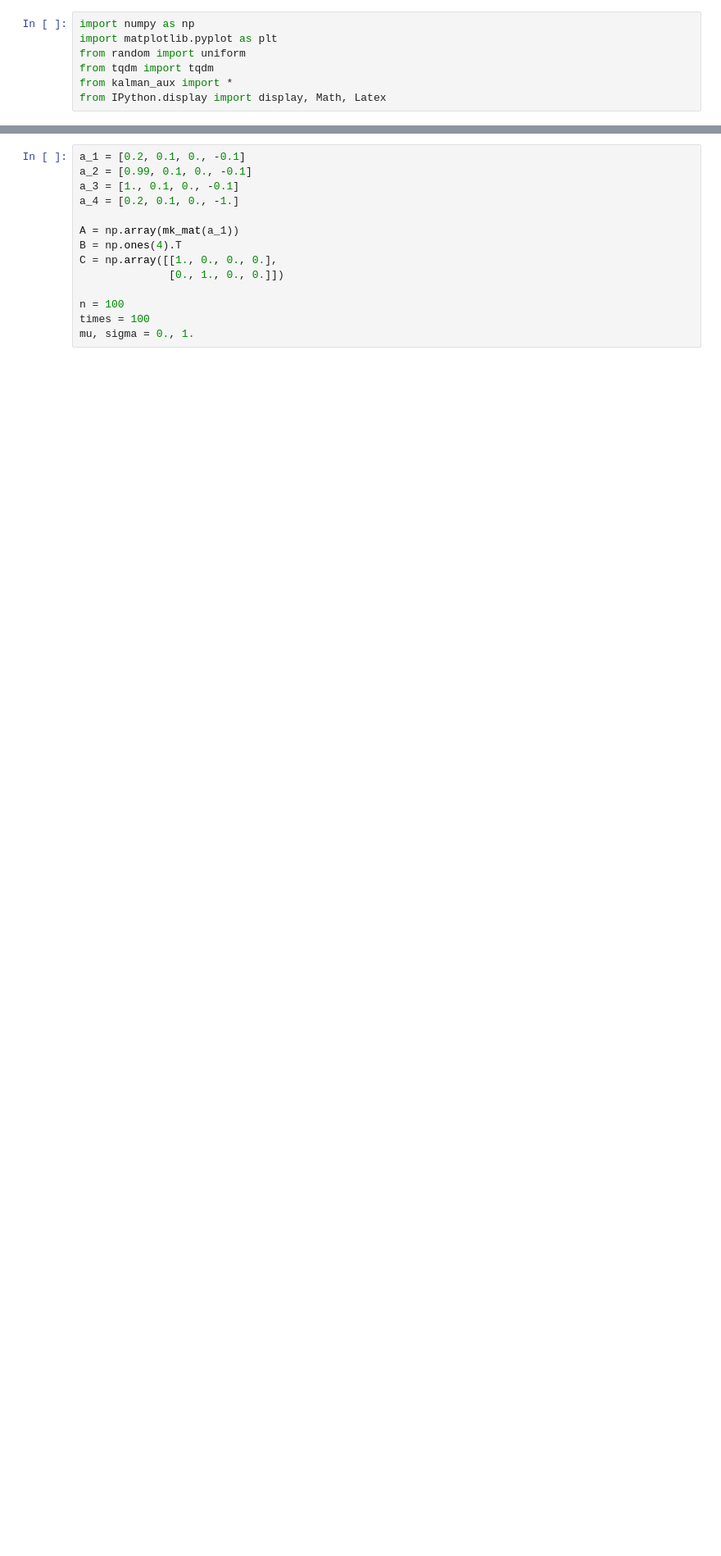
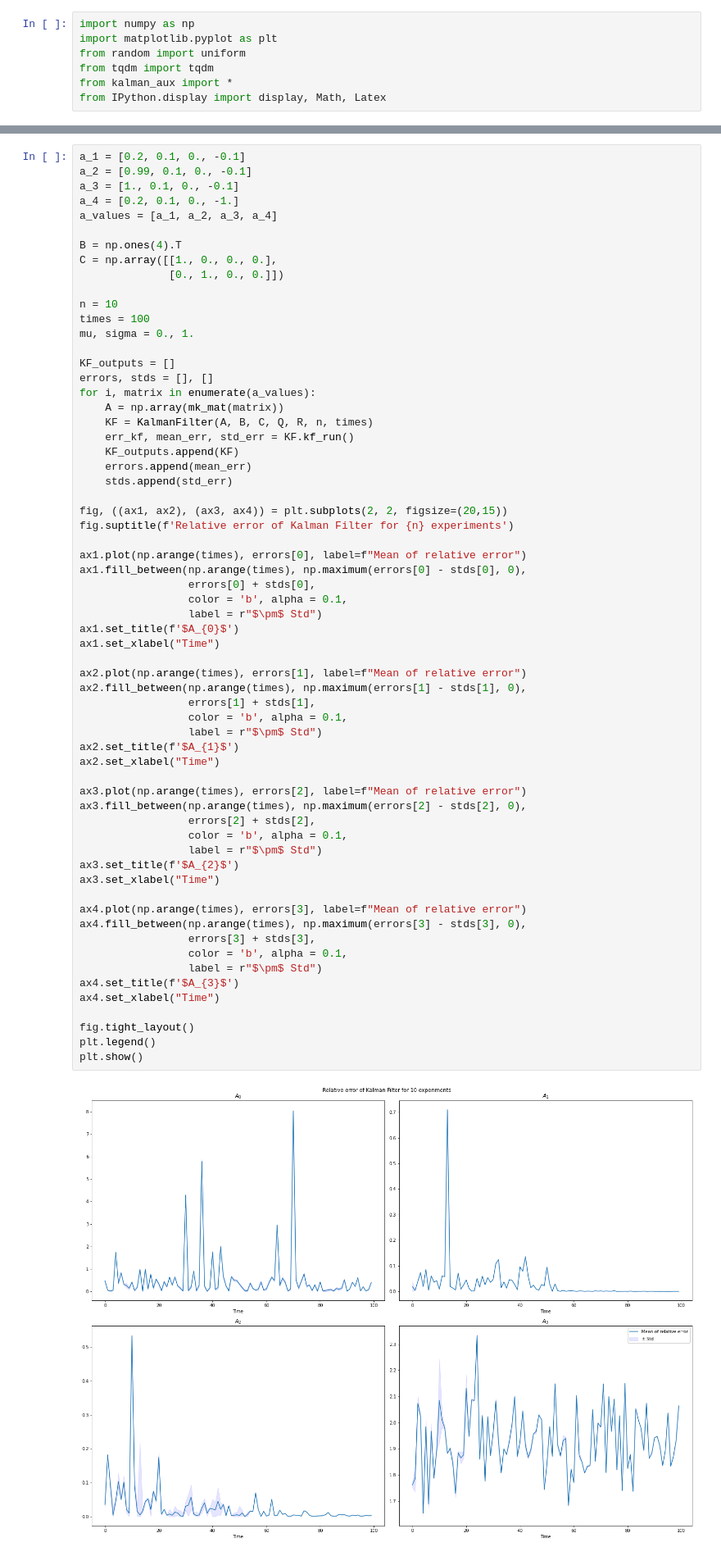
Before and after one commit to glorelvalle/g-mucd, a Jupyter notebook: pe/entrega2/final.ipynb, the cells around one changed output, grey strips where cells are left out. Shown at 82% size. Saved outputs shown, nothing was run; the diff lists cells and outputs as text; blank space fills up the shorter version.

```diff
--- a/pe/entrega2/final.ipynb
+++ b/pe/entrega2/final.ipynb
@@ -179,14 +179,65 @@ class KalmanFilter:
 # %%
 a_1 = [0.2, 0.1, 0., -0.1]
 a_2 = [0.99, 0.1, 0., -0.1]
 a_3 = [1., 0.1, 0., -0.1]
 a_4 = [0.2, 0.1, 0., -1.]
+a_values = [a_1, a_2, a_3, a_4]
 
-A = np.array(mk_mat(a_1))
 B = np.ones(4).T
 C = np.array([[1., 0., 0., 0.],
               [0., 1., 0., 0.]])
 
-n = 100
+n = 10
 times = 100
 mu, sigma = 0., 1.
+
+KF_outputs = []
+errors, stds = [], []
+for i, matrix in enumerate(a_values):
+    A = np.array(mk_mat(matrix))
+    KF = KalmanFilter(A, B, C, Q, R, n, times)
+    err_kf, mean_err, std_err = KF.kf_run()
+    KF_outputs.append(KF)
+    errors.append(mean_err)
+    stds.append(std_err)
+
+fig, ((ax1, ax2), (ax3, ax4)) = plt.subplots(2, 2, figsize=(20,15))
+fig.suptitle(f'Relative error of Kalman Filter for {n} experiments')
+
+ax1.plot(np.arange(times), errors[0], label=f"Mean of relative error")
+ax1.fill_between(np.arange(times), np.maximum(errors[0] - stds[0], 0),
+                 errors[0] + stds[0],
+                 color = 'b', alpha = 0.1,
+                 label = r"$\pm$ Std")
+ax1.set_title(f'$A_{0}$')
+ax1.set_xlabel("Time")
+
+ax2.plot(np.arange(times), errors[1], label=f"Mean of relative error")
+ax2.fill_between(np.arange(times), np.maximum(errors[1] - stds[1], 0),
+                 errors[1] + stds[1],
+                 color = 'b', alpha = 0.1,
+                 label = r"$\pm$ Std")
+ax2.set_title(f'$A_{1}$')
+ax2.set_xlabel("Time")
+
+ax3.plot(np.arange(times), errors[2], label=f"Mean of relative error")
+ax3.fill_between(np.arange(times), np.maximum(errors[2] - stds[2], 0),
+                 errors[2] + stds[2],
+                 color = 'b', alpha = 0.1,
+                 label = r"$\pm$ Std")
+ax3.set_title(f'$A_{2}$')
+ax3.set_xlabel("Time")
+
+ax4.plot(np.arange(times), errors[3], label=f"Mean of relative error")
+ax4.fill_between(np.arange(times), np.maximum(errors[3] - stds[3], 0),
+                 errors[3] + stds[3],
+                 color = 'b', alpha = 0.1,
+                 label = r"$\pm$ Std")
+ax4.set_title(f'$A_{3}$')
+ax4.set_xlabel("Time")
+
+fig.tight_layout()
+plt.legend()
+plt.show()
+# %% [output]
+[figure, added]
```
Also changed, not shown: parts of 4 cells of this notebook.
